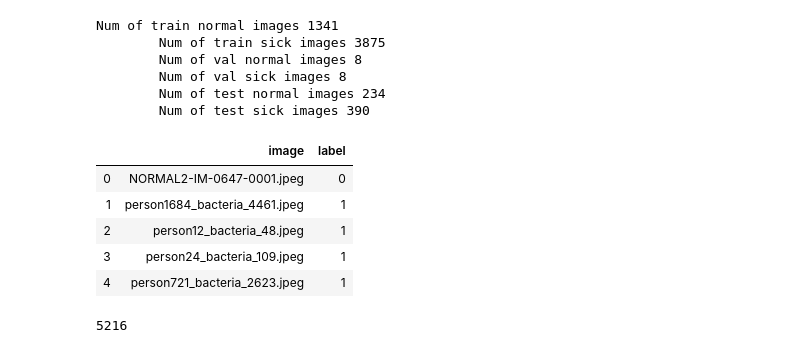
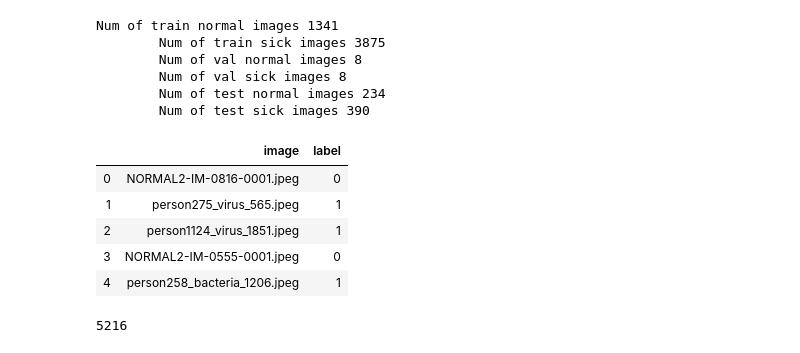
Before and after one commit to marmistead91/X-ray-Classification, a Jupyter notebook: Working Notebook.ipynb, the cells around one changed output. Cells and saved outputs as stored; diff of their text form; code cells hidden in the pictures.

```diff
--- a/Working Notebook.ipynb
+++ b/Working Notebook.ipynb
@@ -147,15 +151,15 @@ Num of train normal images 1341
         Num of test sick images 390
 # %%
 # put images into a df 1 = pneumonia 0 = normal
-traindf = au.images_to_df(train_data_dir, train_data_dir_sick)
+traindf = au.images_to_df(train_n, train_p)
 traindf.head()
 # %% [output]
 |  | image | label |
-| 0 | NORMAL2-IM-0647-0001.jpeg | 0 |
-| 1 | person1684_bacteria_4461.jpeg | 1 |
-| 2 | person12_bacteria_48.jpeg | 1 |
-| 3 | person24_bacteria_109.jpeg | 1 |
-| 4 | person721_bacteria_2623.jpeg | 1 |
+| 0 | NORMAL2-IM-0816-0001.jpeg | 0 |
+| 1 | person275_virus_565.jpeg | 1 |
+| 2 | person1124_virus_1851.jpeg | 1 |
+| 3 | NORMAL2-IM-0555-0001.jpeg | 0 |
+| 4 | person258_bacteria_1206.jpeg | 1 |
 # %%
 len(traindf)
 # %% [output]
```
Also changed, not shown: parts of 28 cells of this notebook, 1 other file.
